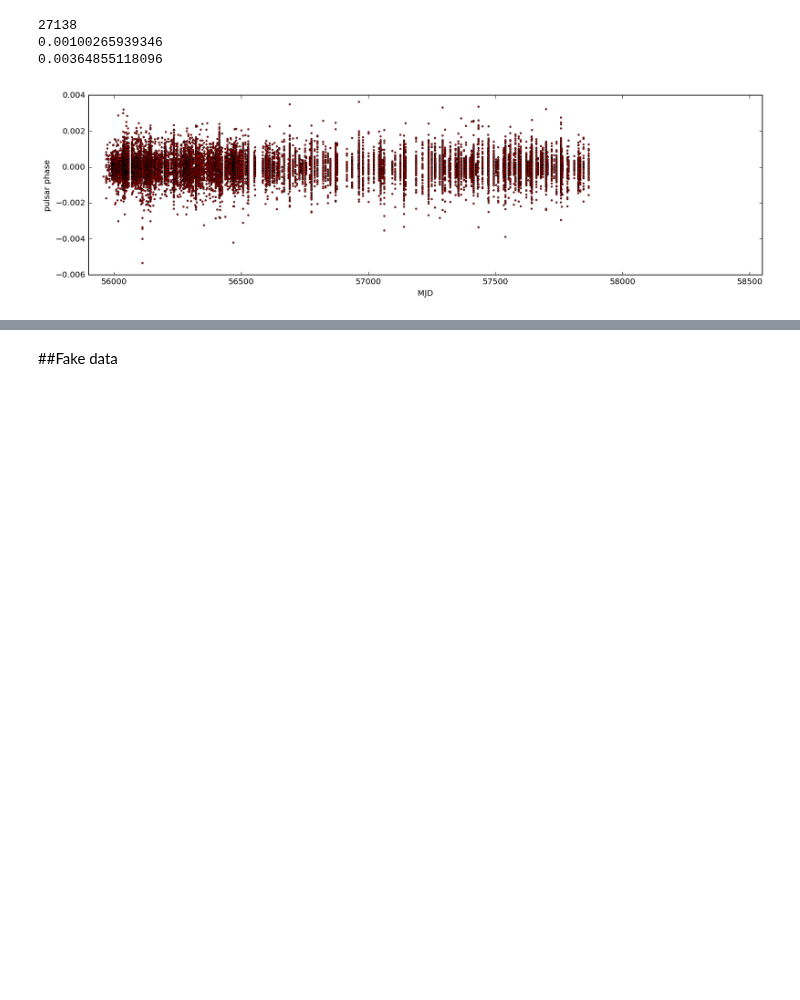
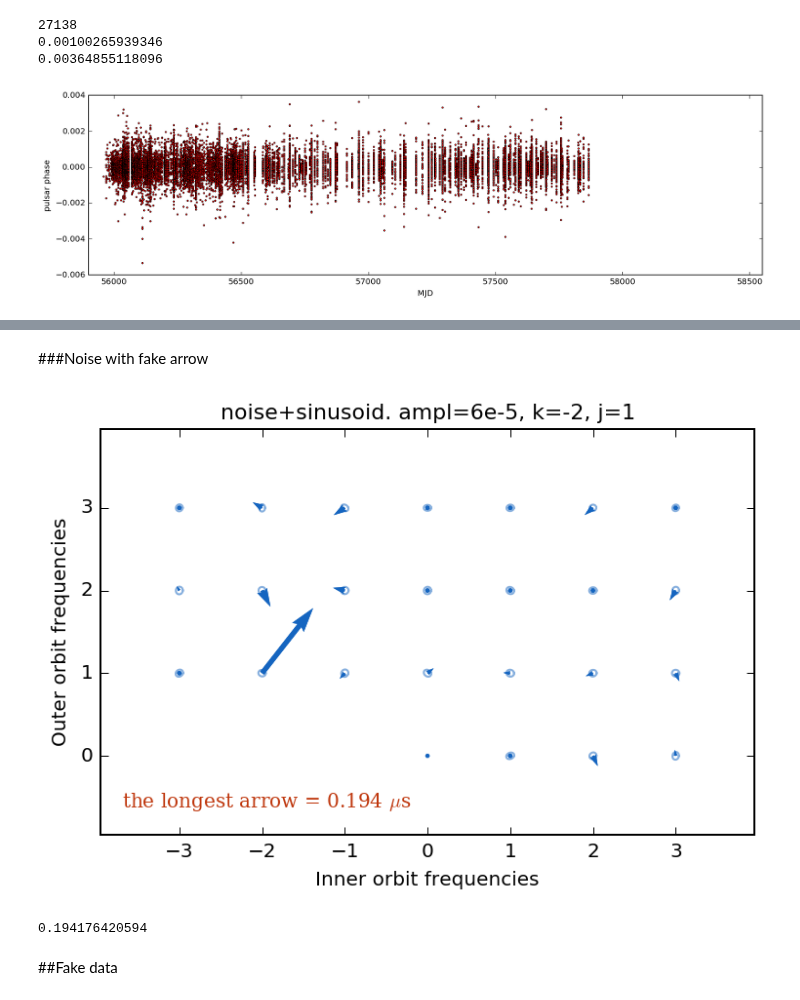
Before and after one commit to aarchiba/triplesystem, a Jupyter notebook: systematics/test_arrow_plot.ipynb, the cells around one changed output, grey strips where cells are left out. Cells and saved outputs as stored; diff of their text form; code cells hidden in the pictures; blank space fills up the shorter version.

```diff
--- a/systematics/test_arrow_plot.ipynb
+++ b/systematics/test_arrow_plot.ipynb
@@ -64,3 +111,25 @@ plt.savefig('test_res_all.pdf', bbox_inches="tight")
+# %% [markdown]
+###Noise with fake arrow
+# %%
+noise=unc*np.random.randn(len(mjd))
+
+
+ampl=6e-5
+k=-2
+j=1
+ys=fake_arrow(mjd,ampl,unc,k,j)
+noise_2=noise+ys
+
+
+noise_value=arw_pl.arrow_plot(par_dict, mjd, noise_2, unc)
+plt.title('noise+sinusoid. ampl=%1.0fe-5, k=%d, j=%d'%(ampl*1e5, k, j), fontsize=11)
+plt.savefig('noise_fake_arrow_ampl%1.0fe-5_%d_%d.pdf'%(ampl*1e5, k, j))
+plt.show()
+
+print noise_value
+# %% [output]
+[figure, added]
+0.194176420594
 # %% [markdown]
 ##Fake data
 # %%
```
Also changed, not shown: parts of 18 cells of this notebook.
